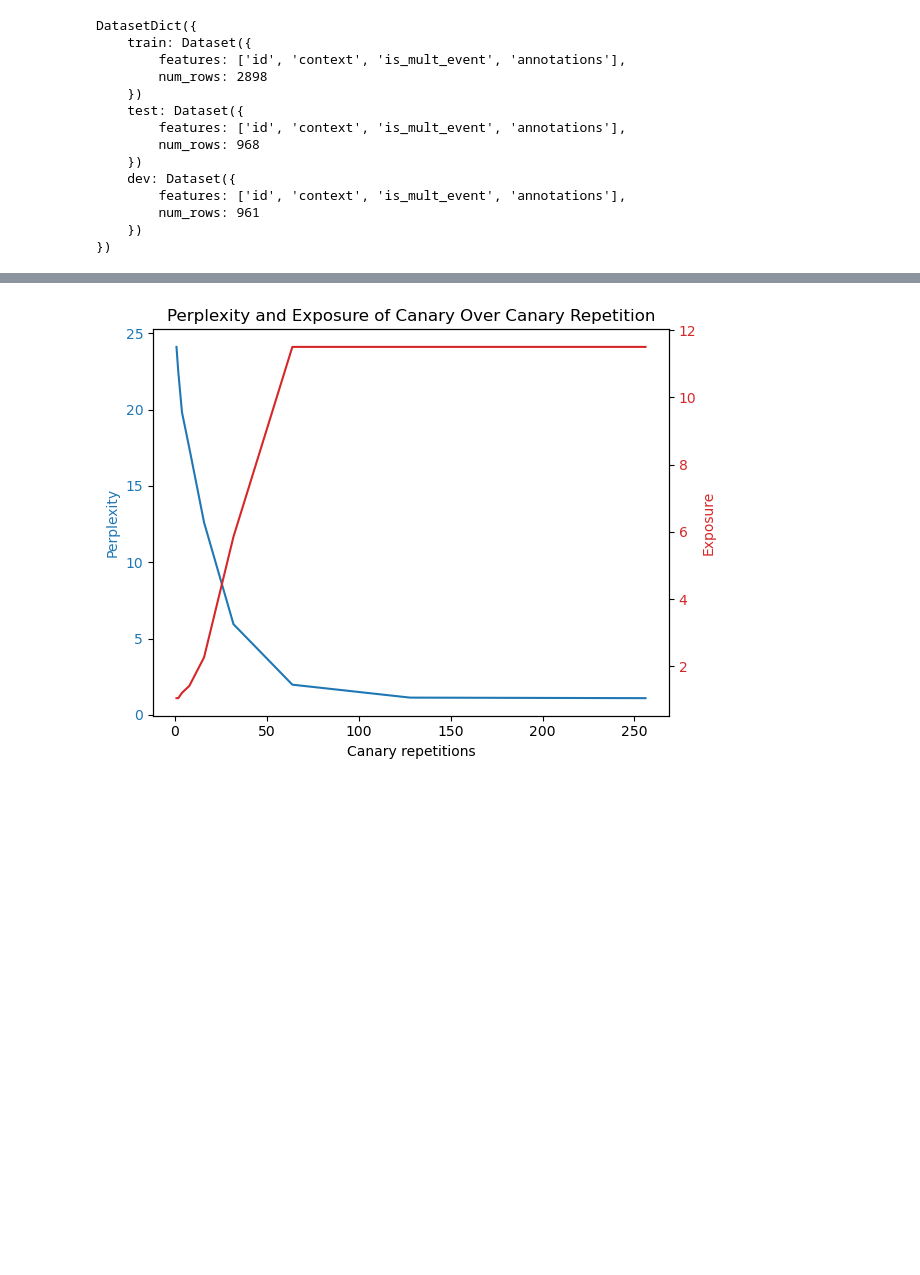
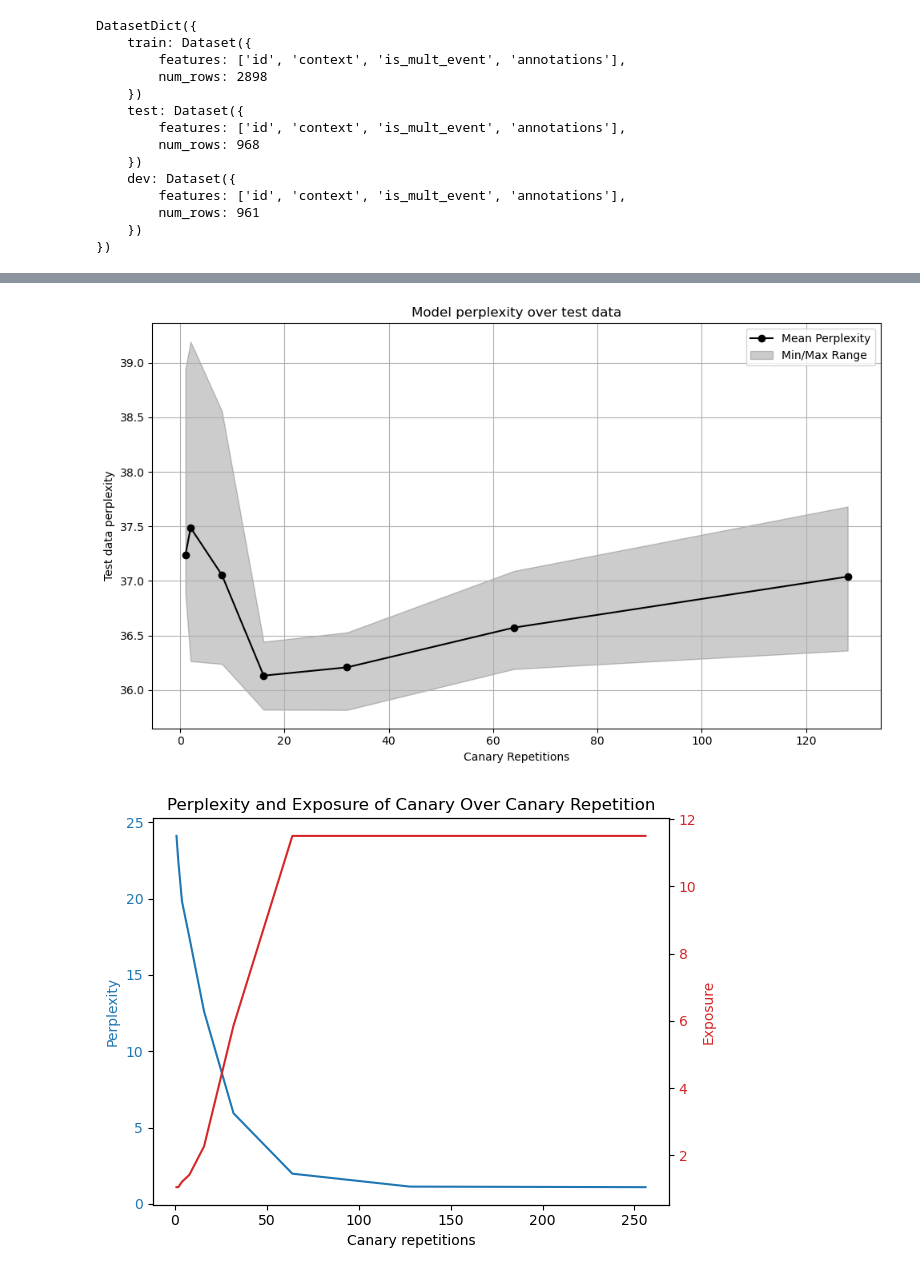
Before and after one commit to DanilSavine/memorization-data-extraction-attacks-fine-tuned-llms, a Jupyter notebook: notebooks/analysis.ipynb, the cells around one changed output, grey strips where cells are left out. Drawn from its saved outputs; the diff is of its cells as text; code cells hidden in the pictures; blank space fills up the shorter version.

```diff
--- a/notebooks/analysis.ipynb
+++ b/notebooks/analysis.ipynb
@@ -530 +746,37 @@ Exposure of canary is : 1.8953623614952608
+# %%
+
+
+# Create a figure and axis
+
+df = pd.DataFrame(results)
+
+
+mean_perplexity = df.groupby('canaries_number')['test_perplexity'].mean().reset_index()
+max_perplexity = df.groupby('canaries_number')['test_perplexity'].max().reset_index()
+min_perplexity = df.groupby('canaries_number')['test_perplexity'].min().reset_index()
+
+
+# Create a figure and axis
+fig, ax1 = plt.subplots(figsize=(10, 6))
+
+# Plot mean perplexity
+ax1.plot(mean_perplexity['canaries_number'], mean_perplexity['test_perplexity'], label='Mean Perplexity', color='black', marker='o')
+
+# Shade the area between min and max perplexity
+ax1.fill_between(mean_perplexity['canaries_number'], min_perplexity['test_perplexity'], max_perplexity['test_perplexity'], color='black', alpha=0.2, label='Min/Max Range')
+
+# Set labels and title
+ax1.set_xlabel('Canary Repetitions')
+ax1.set_ylabel('Test data perplexity')
+plt.title('Model perplexity over test data')
+
+# Add a legend
+ax1.legend()
+
+# Show the plot
+plt.grid(True)
+plt.tight_layout()  # Adjust layout to prevent overlap
+plt.show()
+# %% [output]
+[figure, added]
 # %%
```
Also changed, not shown: parts of 34 cells of this notebook, 4 other files.
